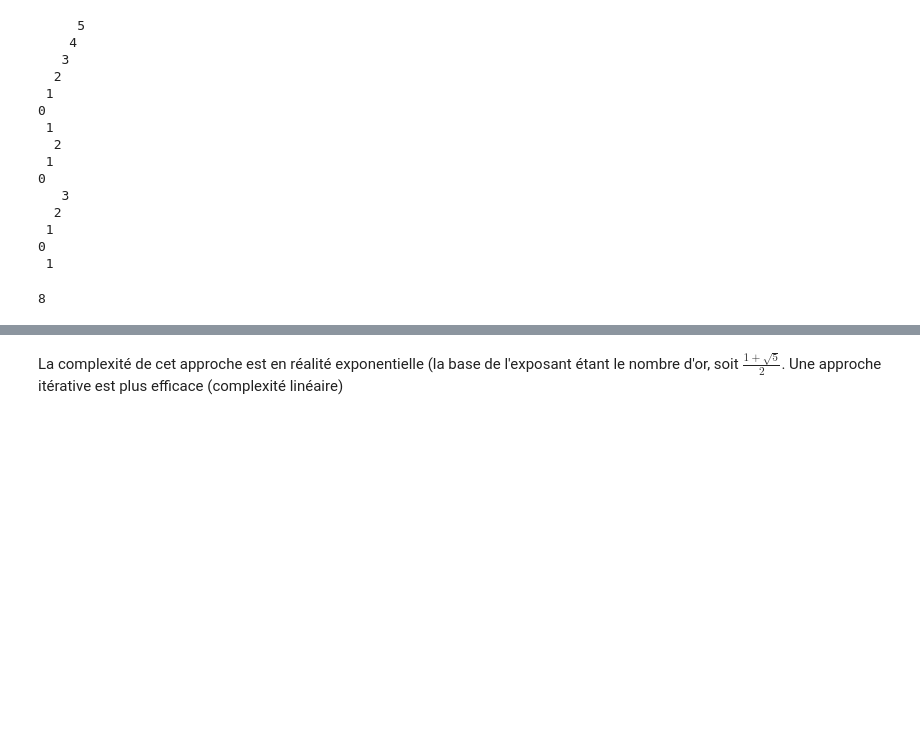
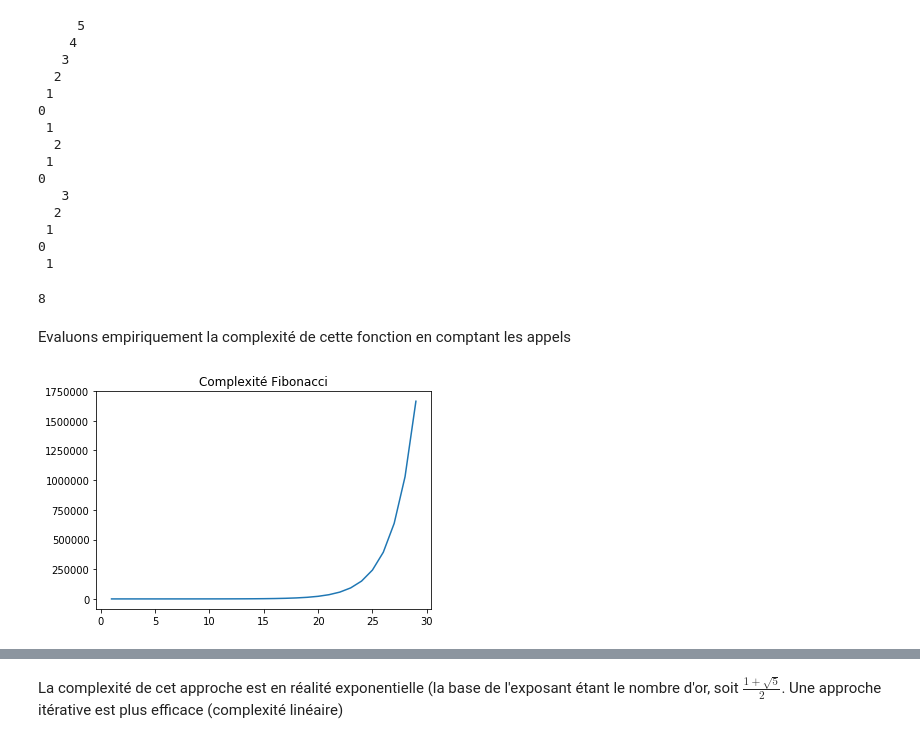
Before and after one commit to ocuisenaire/ASD1-notebooks, a Jupyter notebook: 2_Recursivite/2 - Fibonacci.ipynb, the cells around one changed output, grey strips where cells are left out. Saved outputs shown, nothing was run; the diff lists cells and outputs as text; code cells hidden in the pictures; blank space fills up the shorter version.

Commit message:
Added computation of the complexity of Fibonacci experimentally. All the code is there but we need to add some text to it.

```diff
--- a/2_Recursivite/2 - Fibonacci.ipynb
+++ b/2_Recursivite/2 - Fibonacci.ipynb
@@ -56,3 +56,34 @@ FibVerbose(5)
 0
  1
 8
+# %% [markdown]
+Evaluons empiriquement la complexité de cette fonction en comptant les appels
+# %%
+def FibCompte(n):
+    global cnt
+    cnt += 1
+    if n <= 1:
+        return 1
+    else:
+        return FibCompte(n-1) + FibCompte(n-2)
+# %%
+import numpy as np
+
+cnt = 0
+
+X = range(1,30)
+C = []
+
+for i in X:
+    cnt = 0
+    FibCompte(i)
+    C.append(cnt)
+
+import matplotlib
+import matplotlib.pyplot as plt
+
+plt.plot(X,C,label="Appels(x)")
+plt.title('Complexité Fibonacci')
+plt.show()
+# %% [output]
+[figure, added]
```
Also changed, not shown: parts of 7 cells of this notebook.
